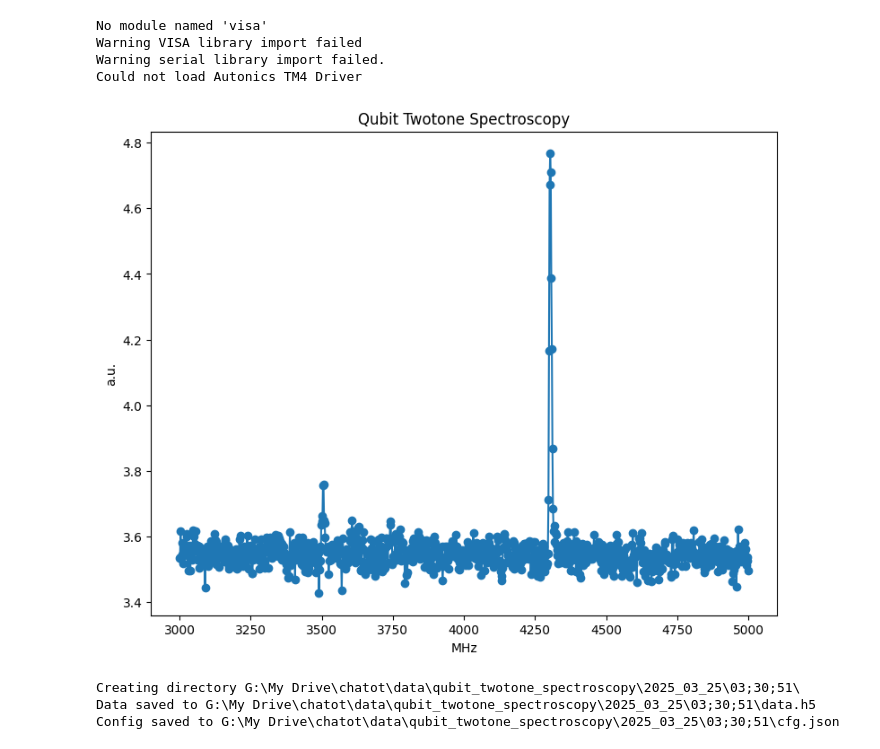
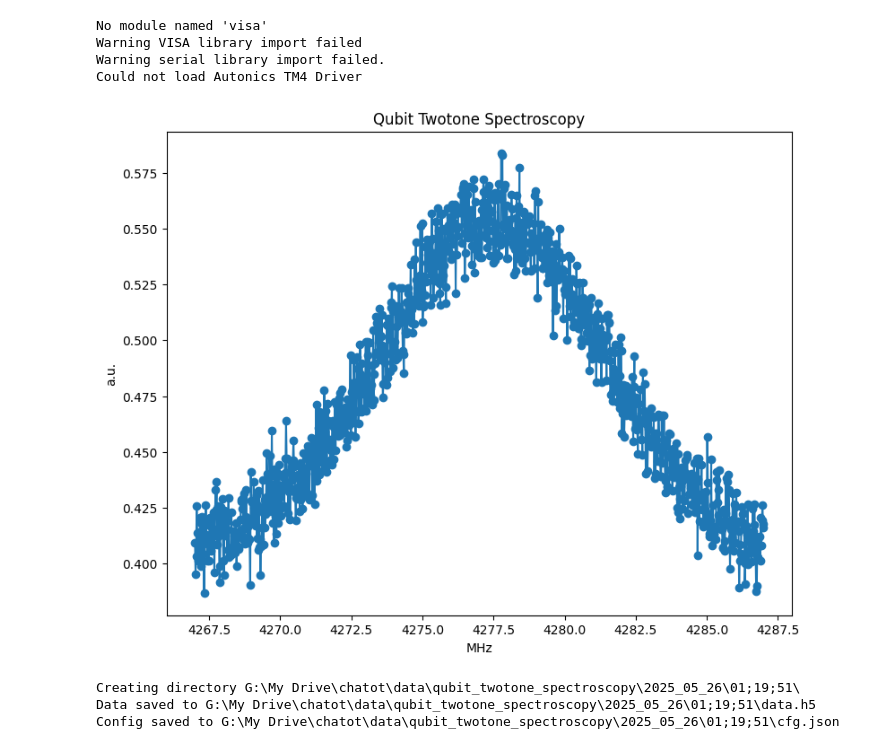
Before and after one commit to SchusterLab/ChaToT, a Jupyter notebook: Experiments/qubit_twotone_spectroscopy.ipynb, the cells around one changed output. Drawn from its saved outputs; the diff is of its cells as text; code cells hidden in the pictures.

```diff
--- a/Experiments/qubit_twotone_spectroscopy.ipynb
+++ b/Experiments/qubit_twotone_spectroscopy.ipynb
@@ -12,38 +12,38 @@ Could not load Autonics TM4 Driver
 # %%
 date = str(datetime.datetime.now().strftime('%Y_%m_%d'))
 time = str(datetime.datetime.now().strftime('%H;%M;%S'))
 
 datapath = f'G:\\My Drive\\chatot\\data\\qubit_twotone_spectroscopy\\{date}\\{time}\\' # replace this with your data location
 
 config_file = f"..\\..\\..\\..\\cfg\\llosta.json" # replace this with your config
 
 meas = qubit_twotone_spectroscopy(path=datapath, config_file=config_file)
 
-center = 4000
-span = 1000
+center = 4277
+span = 10
 
 meas.cfg.expt = {
-    "n_avg": 1000,
-    "res_freq": 5984.9,
+    "n_avg": 500,
+    "res_freq": 5990.45,
     "res_gain": 0.03,
     "res_pulse_len": 5,
     "res_phase": 0,
     "qubit_pulse_len": 0.37,
     "qubit_gain": 0.2,
     "qubit_freq": QickSweep1D('freq_loop', center - span, center + span),
     "qubit_phase": 0,
     "trig_offset": 0.5,
     "relaxation_time": 20,
     "steps": 1000,
     "center": center,
     "span": span
 }
 
 meas.acquire()
 meas.display(save=True)
 meas.savedata()
 # %% [output]
-[figure, old version]
+[figure, new version]
-Creating directory G:\My Drive\chatot\data\qubit_twotone_spectroscopy\2025_03_25\03;30;51\
-Data saved to G:\My Drive\chatot\data\qubit_twotone_spectroscopy\2025_03_25\03;30;51\data.h5
-Config saved to G:\My Drive\chatot\data\qubit_twotone_spectroscopy\2025_03_25\03;30;51\cfg.json
+Creating directory G:\My Drive\chatot\data\qubit_twotone_spectroscopy\2025_05_26\01;19;51\
+Data saved to G:\My Drive\chatot\data\qubit_twotone_spectroscopy\2025_05_26\01;19;51\data.h5
+Config saved to G:\My Drive\chatot\data\qubit_twotone_spectroscopy\2025_05_26\01;19;51\cfg.json
```
Also changed, not shown: 9 other files.
